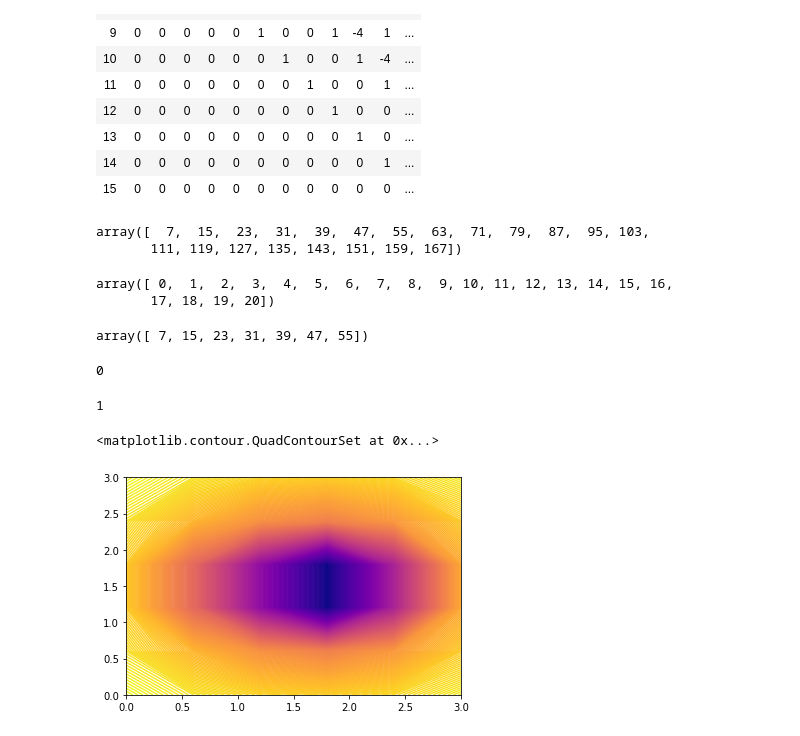
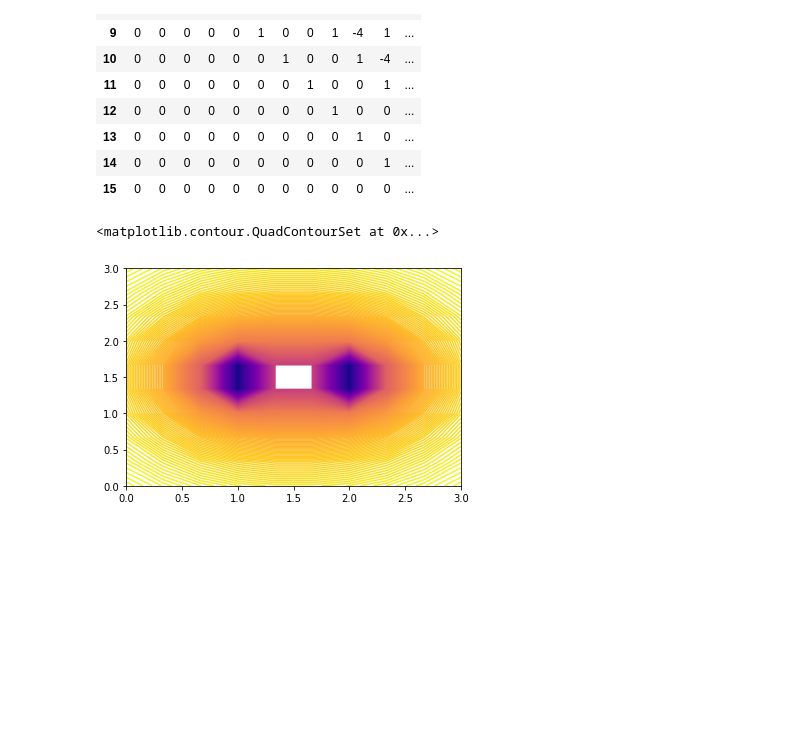
Before and after one commit to astroviki/NumericalMethods, a Jupyter notebook: PoissonSolver/Poisson.ipynb, the cells around one changed output. Drawn from its saved outputs; the diff is of its cells as text; code cells hidden in the pictures; blank space fills up the shorter version.

```diff
--- a/PoissonSolver/Poisson.ipynb
+++ b/PoissonSolver/Poisson.ipynb
@@ -1076,38 +1074,0 @@ array([[-0.35335097, -0.18802316, -0.1262781 ],
-# %%
-#An example case that mirrors the one in the Wikipedia article
-residual_convergence = 1e-8
-omega = 0.5 #Relaxation factor
-
-A = np.ones((4, 4))
-A[0][0] = 4
-A[0][1] = -1
-A[0][2] = -6
-A[0][3] = 0
-
-A[1][0] = -5
-A[1][1] = -4
-A[1][2] = 10
-A[1][3] = 8
-
-A[2][0] = 0
-A[2][1] = 9
-A[2][2] = 4
-A[2][3] = -2
-
-A[3][0] = 1
-A[3][1] = 0
-A[3][2] = -7
-A[3][3] = 5
-
-b = np.ones(4)
-b[0] = 2
-b[1] = 21
-b[2] = -12
-b[3] = -6
-
-
-import solvers
-
-initial_guess = np.zeros(4)
-
-phi = solvers.sor_solver(A, b, omega, initial_guess, residual_convergence)
@@ -1167,7 +1096,7 @@ def test_potential(n):
 
     for j in range(n):
         for i in range(n):
-            phi[j,i] = m1/((x[i]-x1)**2+(y[j]-y1)**2))**0.5
+            phi[j,i] = m1/((x[i]-x1)**2+(y[j]-y1)**2)**0.5
             phi[j,i] = phi[j,i]+m2/((x[i]-x2)**2+(y[j]-y2)**2)**0.5
     return phi
 
@@ -1251,35 +1178,10 @@ X,Y = np.meshgrid(x,y)
-# %%
-ndim = 8
-low_zeros = ndim*(1+np.arange(int((ndim*ndim-1)/3)))-1
-low_zeros
-# %% [output]
-array([  7,  15,  23,  31,  39,  47,  55,  63,  71,  79,  87,  95, 103,
-       111, 119, 127, 135, 143, 151, 159, 167])
-# %%
-np.arange(int((ndim*ndim-1)/3))
-# %% [output]
-array([ 0,  1,  2,  3,  4,  5,  6,  7,  8,  9, 10, 11, 12, 13, 14, 15, 16,
-       17, 18, 19, 20])
-# %%
-(np.arange(7)+1)*8-1
-# %% [output]
-array([ 7, 15, 23, 31, 39, 47, 55])
-# %%
-np.mod(6,3)
-# %% [output]
-0
-# %%
-import numpy as np
-np.mod(4,3)
-# %% [output]
-1
 # %%
 from mpl_toolkits.mplot3d import Axes3D
 
 from matplotlib import cm
 import pandas as pd
 # Initialize variables, vectors and parameters
-n = 6
+n = 10
 x = np.linspace(0,3,n)
 y = np.linspace(0,3,n)
 delta = np.diff(x)[0]
@@ -1291,36 +1193,36 @@ y1 = 1.5
 y2 = 1.5
 
 m1 = 1.0
-m2 = 2.0
+m2 = 1.0
 
 # Array initialization 2D density
 density = np.zeros((n,n))
 # Two masses M1 and M2 in physical coordinates [2,1] and [2,2]
 x1_index = np.int(n/3+0.5)
 x2_index = np.int(2.0*n/3+0.5)
 
 y_index = np.int(n/2+0.5)
 
 density[y_index,x1_index] = 1.0*np.pi*4.0
 density[y_index,x1_index] = 2.0*np.pi*4.0
 
 # Exact potential: U = U1 + U2
 def test_potential(n):
     phi = np.zeros((n,n))
 
     for j in range(n):
         for i in range(n):
             phi[j,i] = -m1/((x[i]-x1)**2+(y[j]-y1)**2)**0.5
             phi[j,i] = phi[j,i]-m2/((x[i]-x2)**2+(y[j]-y2)**2)**0.5
     return phi
 
 potential = test_potential(n)
 
 xgrid, ygrid = np.meshgrid(x, y)
 plt.contour(xgrid, ygrid, potential,300,cmap=cm.plasma)
 # %% [output]
 <matplotlib.contour.QuadContourSet at 0x...>
-[figure, old version]
+[figure, new version]
 # %%
 # matrix A initialization
 def matrix_initialize(n):
```
Also changed, not shown: parts of 31 cells of this notebook.
